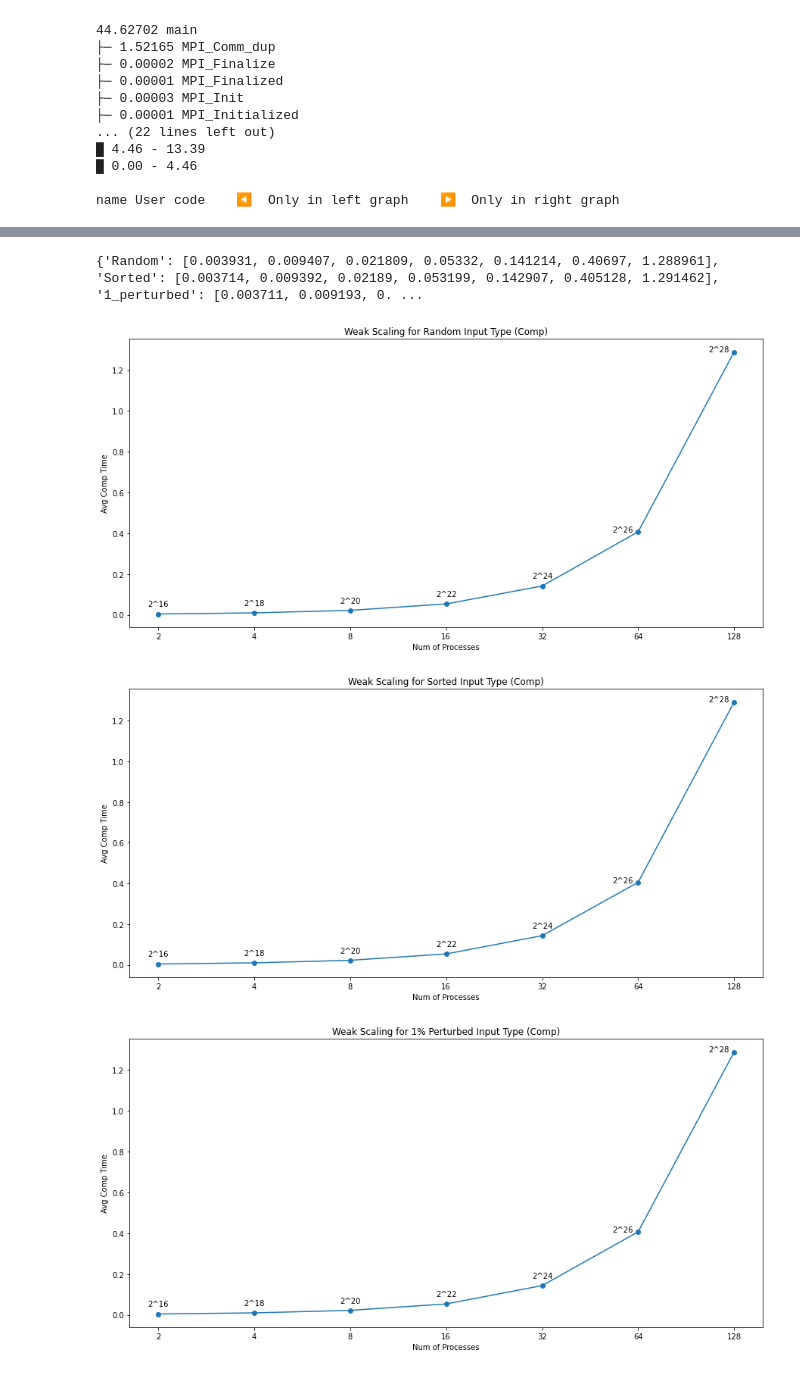
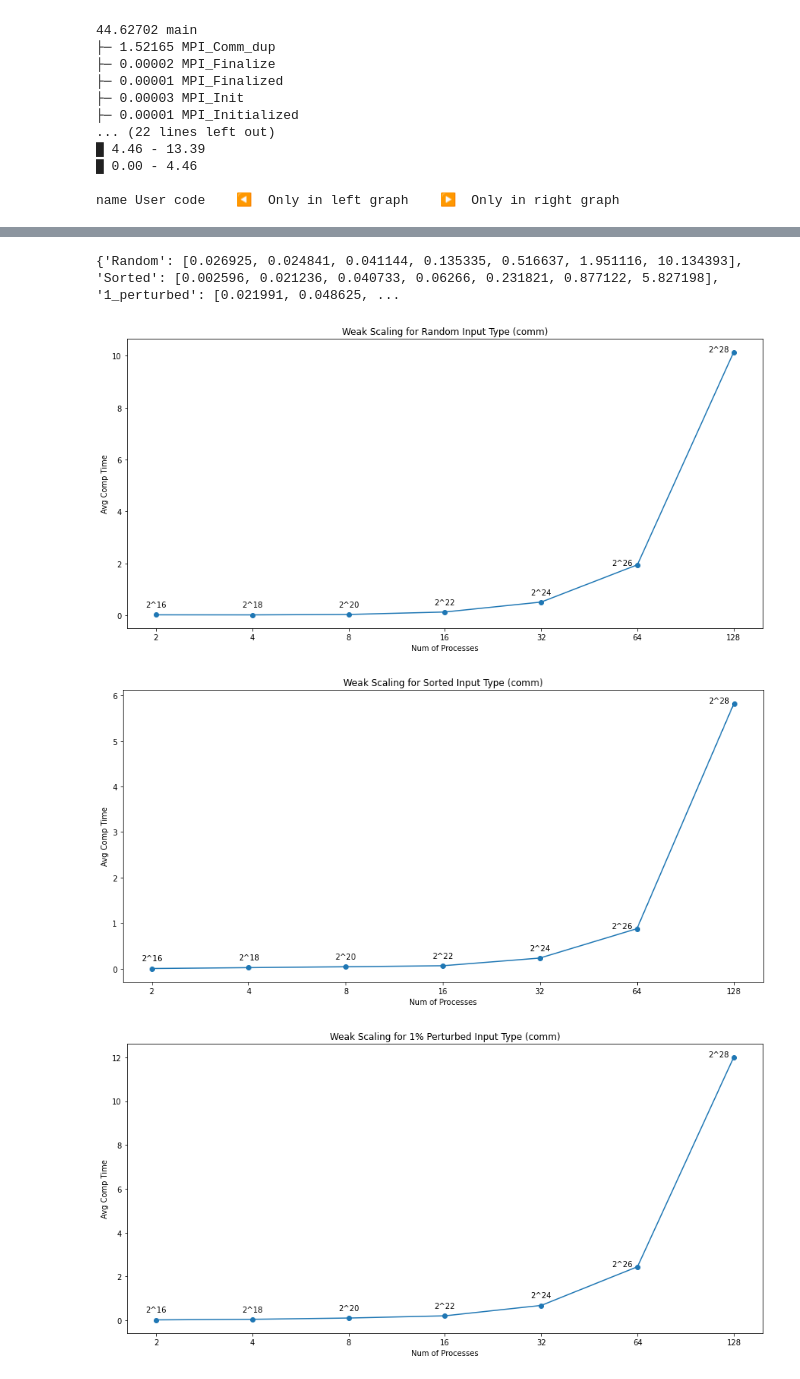
Before and after one commit to joooanneliu/Project_CSCE435, a Jupyter notebook: samplesort/SampleSort_Analysis.ipynb, the cells around one changed output, grey strips where cells are left out. Drawn from its saved outputs; the diff is of its cells as text; code cells hidden in the pictures.

```diff
--- a/samplesort/SampleSort_Analysis.ipynb
+++ b/samplesort/SampleSort_Analysis.ipynb
@@ -72,7 +72,7 @@ tk.dataframe.head()
  # Access the Adiak metadata associated with a specific node in the call tree
 print(tk.metadata.columns)
 array_types = tk.metadata["input_type"]
-num_procs = tk.metadata['num_procs'] + 1
+num_procs = tk.metadata['num_procs']
 # %% [output]
 Index(['cali.caliper.version', 'mpi.world.size', 'spot.metrics',
        'spot.timeseries.metrics', 'spot.format.version', 'spot.options',
@@ -86,7 +87,7 @@ Index(['cali.caliper.version', 'mpi.world.size', 'spot.metrics',
 tks = {}
 
 for i in range(16, 30, 2):
-    thicket_data = th.Thicket.from_caliperreader(glob(f"{i}-cali/*.cali"))
+    thicket_data = th.Thicket.from_caliperreader(glob(f"Cali {i}/*.cali"))
 
     # df = thicket_data.dataframe
 
@@ -139,9 +160,9 @@ size_labels = ['2^16', '2^18', '2^20', '2^22', '2^24', '2^26', '2^28']
 
 for i in range(7):
     df = tks[tk_names[i]]
-    main_time = df.dataframe.loc[df.get_node("main")[0], ["Max time/rank"]]
+    main_time = df.dataframe.loc[df.get_node("comm"), ["Avg time/rank"]]
     array_types = df.metadata["input_type"]
-    num_procs = df.metadata['num_procs'] + 1
+    num_procs = df.metadata['num_procs']
     main_time = pd.merge(main_time, array_types, on="profile").merge(num_procs, on="profile")
     fig = plt.figure(figsize=(15,7))
     ax = fig.add_subplot(1, 1, 1)
@@ -150,10 +171,10 @@ for i in range(7):
     for label in labels:
         subset = main_time[main_time['input_type'] == label]  # Filter data by array_type
         subset = subset.sort_values(by='num_procs')
-        ax.plot(subset['num_procs'], subset["Max time/rank"], marker='o', label=label)
+        ax.plot(subset['num_procs'], subset["Avg time/rank"], marker='o', label=label)
 
 
-    ax.set_title(f'Main Time for {size_labels[i]} array size')
+    ax.set_title(f'Comm Time for {size_labels[i]} array size')
     ax.set_xlabel('num_procs')
     ax.set_ylabel("Total Run Time")
     ax.legend()
@@ -172,4 +193,6 @@ for i in range(7):
 # %%
+# weak scaling
+
 input_types = ['Random', 'Sorted', '1_perturbed', 'Reverse_sorted']
 plt_names = ['Random', 'Sorted', '1% Perturbed', 'Reverse Sorted']
 times = {label : [] for label in input_types}
@@ -178,44 +201,44 @@ size_labels = ['2^16', '2^18', '2^20', '2^22', '2^24', '2^26', '2^28']
 
 for i in range(7):
     df = tks[tk_names[i]]
-    main_time = df.dataframe.loc[df.get_node("comp_large"), ["Avg time/rank"]]
+    main_time = df.dataframe.loc[df.get_node("comm"), ["Avg time/rank"]]
     array_types = df.metadata["input_type"]
-    num_procs = df.metadata['num_procs'] + 1
+    num_procs = df.metadata['num_procs']
     main_time = pd.merge(main_time, array_types, on="profile").merge(num_procs, on="profile")
     main_time.head()
 
     labels = main_time['input_type'].unique()
     for label in labels:
         subset = main_time[main_time['input_type'] == label]  # Filter data by array_type
         subset = subset.sort_values(by='num_procs')
         times[label].append(subset.loc[subset['num_procs'] == processes[i], 'Avg time/rank'].values[0])
 
 
 print(times)
 curr = 0
 for label in input_types:
     fig = plt.figure(figsize=(15,7))
     ax = fig.add_subplot(1, 1, 1)
     ax.plot(processes[0:7], times[label], marker='o')
     for i, txt in enumerate(size_labels):
         if i < 5:
             x = 0
             y = 10
         else:
             x = -20
             y = 0
         ax.annotate(txt, (processes[i], times[label][i]), textcoords="offset points",
                     xytext=(x,y), ha='center')
-    ax.set_title(f'Weak Scaling for {plt_names[curr]} Input Type (Comp)')
+    ax.set_title(f'Weak Scaling for {plt_names[curr]} Input Type (comm)')
     ax.set_xlabel('Num of Processes')
     ax.set_ylabel('Avg Comp Time')
     plt.xscale("log", base=2)
     plt.xticks(processes[0:7])
     ax.set_xticklabels(processes[0:7])
     plt.show()
     curr += 1
 # %% [output]
-{'Random': [0.003931, 0.009407, 0.021809, 0.05332, 0.141214, 0.40697, 1.288961], 'Sorted': [0.003714, 0.009392, 0.02189, 0.053199, 0.142907, 0.405128, 1.291462], '1_perturbed': [0.003711, 0.009193, 0. ...
+{'Random': [0.026925, 0.024841, 0.041144, 0.135335, 0.516637, 1.951116, 10.134393], 'Sorted': [0.002596, 0.021236, 0.040733, 0.06266, 0.231821, 0.877122, 5.827198], '1_perturbed': [0.021991, 0.048625, ...
-[figure, old version]
+[figure, new version]
-[figure, old version]
+[figure, new version]
-[figure, old version]
+[figure, new version]
```
Also changed, not shown: parts of 13 cells of this notebook.
